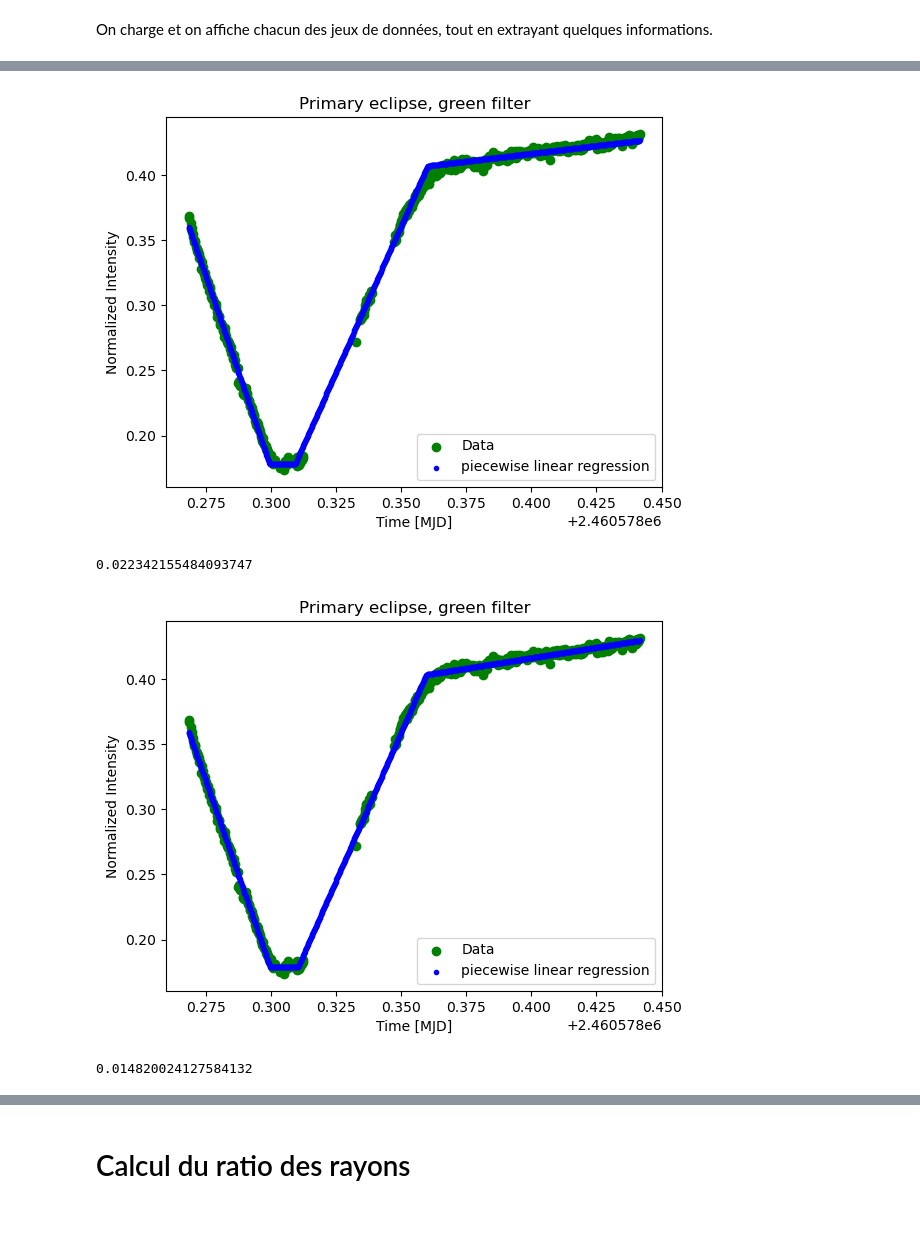
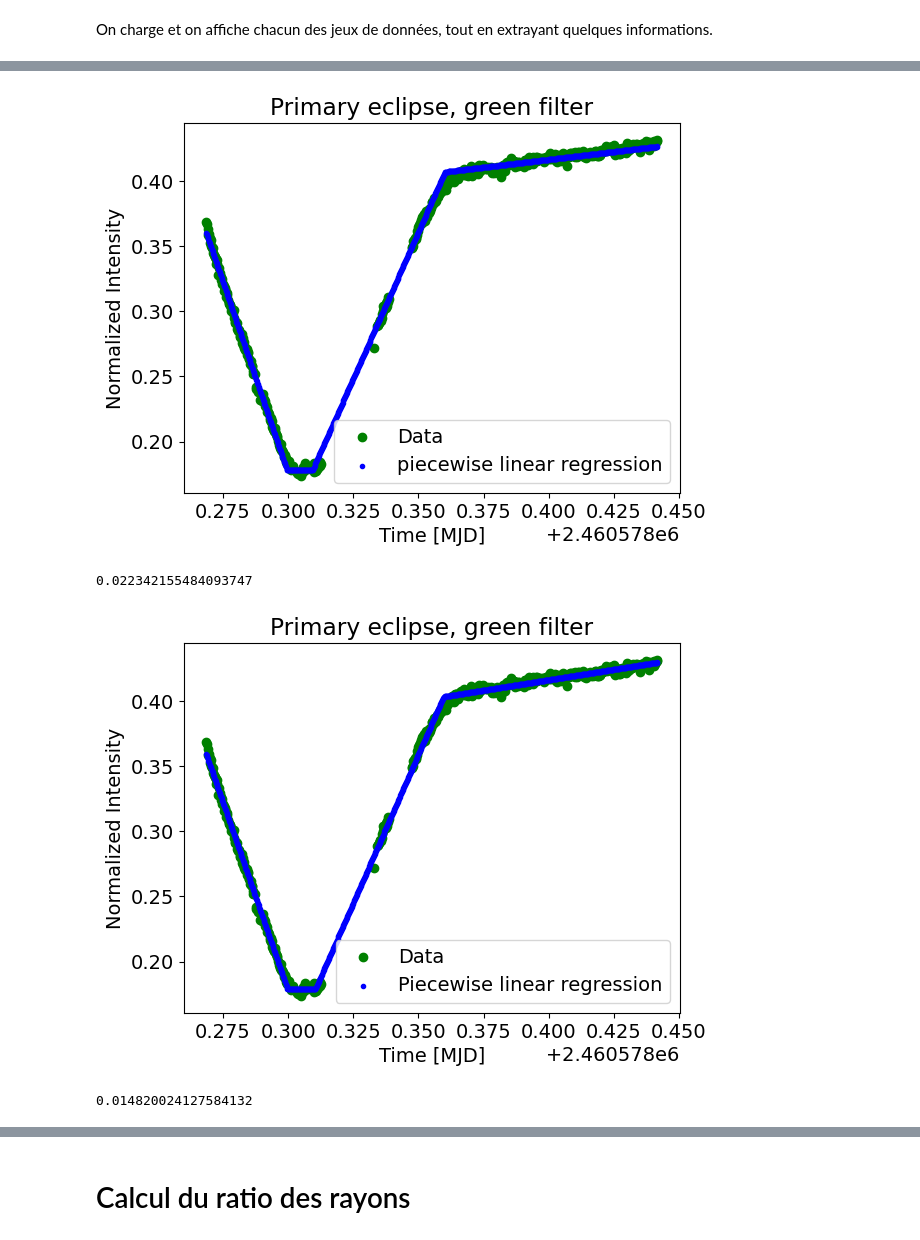
Before and after one commit to jakbay/ohp_binaire_a_eclipses, a Jupyter notebook: Ajustement_donnees_rapport.ipynb, the cells around one changed output, grey strips where cells are left out. Drawn from its saved outputs; the diff is of its cells as text; code cells hidden in the pictures.

```diff
--- a/Ajustement_donnees_rapport.ipynb
+++ b/Ajustement_donnees_rapport.ipynb
@@ -15,6 +15,7 @@ import numpy as np
 from astropy.time import Time
 from scipy import optimize
 %matplotlib inline
+plt.rcParams.update({'font.size': 14})
 # %%
 df_obs_sec_g = pd.read_csv('./obs_sec_g_light_curve_data.csv').sort_values('observation_date')
 df_bl23 = pd.read_csv('./baseline_23_c_light_curve_data.csv').sort_values('observation_date')
@@ -316,7 +317,7 @@ plot_wrapper([[x_sec_g, y_sec_g, 'Data', 'green', 'o'],
 
 print(chisquare(x_sec_g, y_sec_g, p_sec_g, eclipse_fit))
 # %% [output]
-[figure, old version]
+[figure, new version]
 0.022342155484093747
 # %%
 # Pour s'assurer qu'on a bien les bonnes données dans les fonctions
@@ -326,35 +327,35 @@ y_arr = y_sec_g
 
 # On utilise un algorithme génétique pour tenter de trouver le minimum global permettant d'optimiser les paramètres initiaux
 initialParams_arr = [[params_sec_g[0]-0.3, params_sec_g[0]+0.3],
                      [params_sec_g[1]-0.5, params_sec_g[1]+0.5],
                      [params_sec_g[2]-0.5, params_sec_g[2]+0.5],
                      [params_sec_g[3]-0.5, params_sec_g[3]+0.5],
                      [params_sec_g[4]-3, params_sec_g[4]+3],
                      [params_sec_g[5]-3, params_sec_g[5]+3],
                      [params_sec_g[6]-3, params_sec_g[6]+3]]
 
 initialParams = optimize.differential_evolution(error_function, initialParams_arr, seed=1).x
 
 # On insère les paramètres obtenus dans l'algorithme, qui fait sa régression linéaire par morceaux
 p_sec_g , e_sec_g = optimize.curve_fit(eclipse_fit, x_sec_g, y_sec_g,
                            sigma=y_sec_g_err, check_finite=True,
                            method='dogbox',
                            nan_policy='omit',
                            p0=initialParams,
                            maxfev=10000)
 perr_sec_g = np.sqrt(np.diag(e_sec_g))
 
 fx_sec_g2 = np.linspace(x_sec_g[0], x_sec_g[-1], 1000)
 fy_sec_g2 = eclipse_fit(fx_sec_g2, *p_sec_g)
 
 plot_wrapper([[x_sec_g, y_sec_g, 'Data', 'green', 'o'],
-              [fx_sec_g2, fy_sec_g2, 'piecewise linear regression', 'blue', '.']],
+              [fx_sec_g2, fy_sec_g2, 'Piecewise linear regression', 'blue', '.']],
              'Primary eclipse, green filter', 'Time [MJD]', 'Normalized Intensity', legend_loc='lower right', output_filename='primary_green.png')
 
 
 print(chisquare(x_sec_g, y_sec_g, p_sec_g, eclipse_fit))
 # %% [output]
-[figure, old version]
+[figure, new version]
 0.014820024127584132
 # %%
 # Pour s'assurer qu'on a bien les bonnes données dans les fonctions
```
Also changed, not shown: parts of 16 cells of this notebook.
